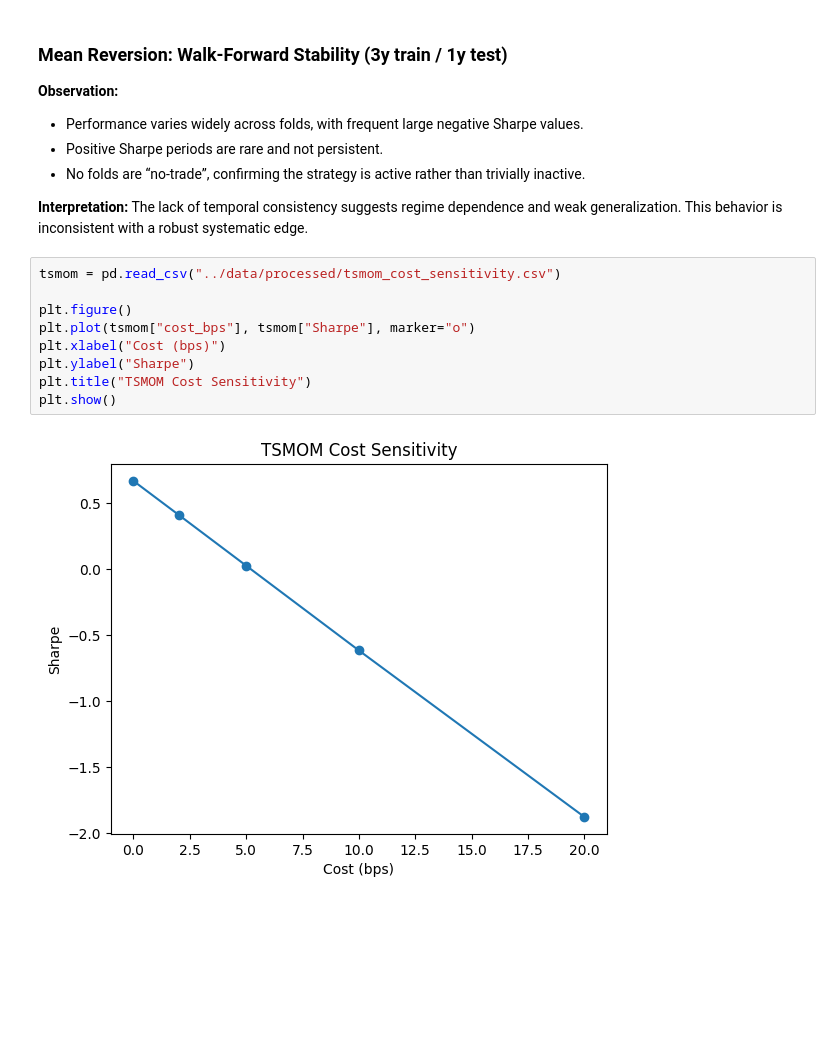
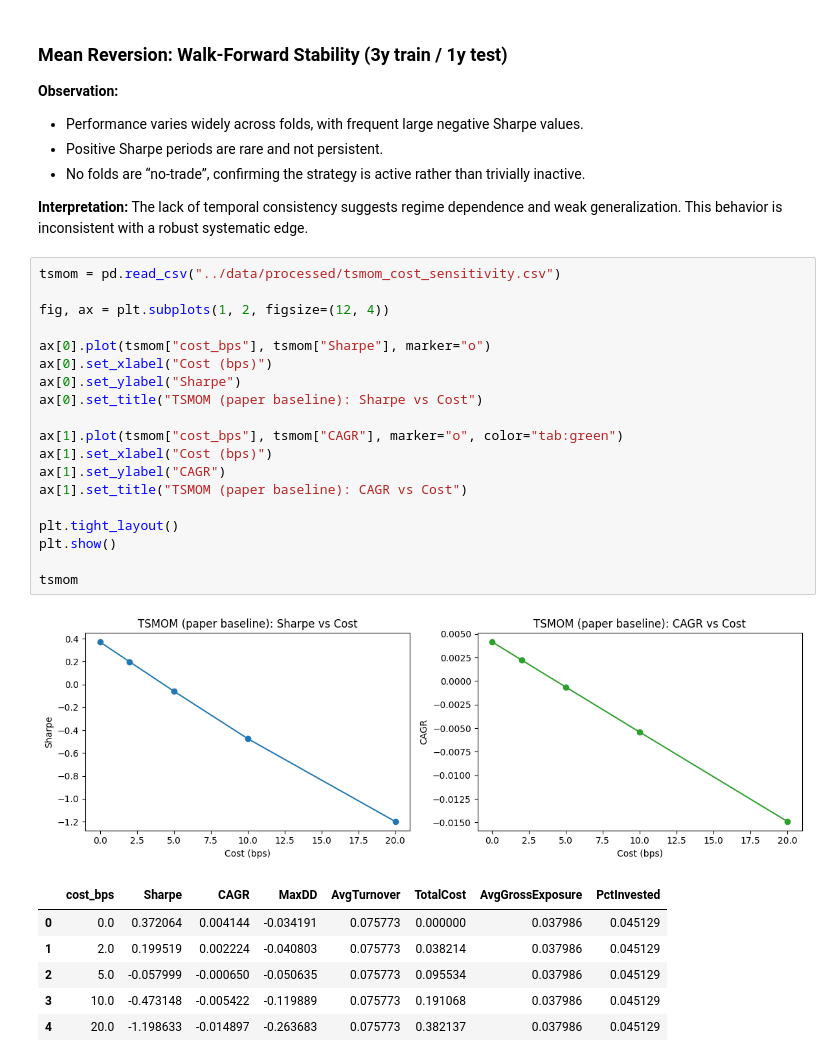
Before and after one commit to datnguyen238/systematic-strategy-models, a Jupyter notebook: notebooks/01_report.ipynb, the cells around one changed output. Drawn from its saved outputs; the diff is of its cells as text; blank space fills up the shorter version.

Commit message:
Update TSMOM strategy based on research paper

```diff
--- a/notebooks/01_report.ipynb
+++ b/notebooks/01_report.ipynb
@@ -65,12 +65,28 @@ This behavior is inconsistent with a robust systematic edge.
 # %%
 tsmom = pd.read_csv("../data/processed/tsmom_cost_sensitivity.csv")
 
-plt.figure()
-plt.plot(tsmom["cost_bps"], tsmom["Sharpe"], marker="o")
-plt.xlabel("Cost (bps)")
-plt.ylabel("Sharpe")
-plt.title("TSMOM Cost Sensitivity")
+fig, ax = plt.subplots(1, 2, figsize=(12, 4))
+
+ax[0].plot(tsmom["cost_bps"], tsmom["Sharpe"], marker="o")
+ax[0].set_xlabel("Cost (bps)")
+ax[0].set_ylabel("Sharpe")
+ax[0].set_title("TSMOM (paper baseline): Sharpe vs Cost")
+
+ax[1].plot(tsmom["cost_bps"], tsmom["CAGR"], marker="o", color="tab:green")
+ax[1].set_xlabel("Cost (bps)")
+ax[1].set_ylabel("CAGR")
+ax[1].set_title("TSMOM (paper baseline): CAGR vs Cost")
+
+plt.tight_layout()
 plt.show()
+
+tsmom
 # %% [output]
-[figure, old version]
+[figure, new version]
+|  | cost_bps | Sharpe | CAGR | MaxDD | AvgTurnover | TotalCost | AvgGrossExposure | PctInvested |
+| 0 | 0.0 | 0.372064 | 0.004144 | -0.034191 | 0.075773 | 0.000000 | 0.037986 | 0.045129 |
+| 1 | 2.0 | 0.199519 | 0.002224 | -0.040803 | 0.075773 | 0.038214 | 0.037986 | 0.045129 |
+| 2 | 5.0 | -0.057999 | -0.000650 | -0.050635 | 0.075773 | 0.095534 | 0.037986 | 0.045129 |
+| 3 | 10.0 | -0.473148 | -0.005422 | -0.119889 | 0.075773 | 0.191068 | 0.037986 | 0.045129 |
+| 4 | 20.0 | -1.198633 | -0.014897 | -0.263683 | 0.075773 | 0.382137 | 0.037986 | 0.045129 |
 # %% [markdown]
```
Also changed, not shown: parts of 5 cells of this notebook, 6 other files.
